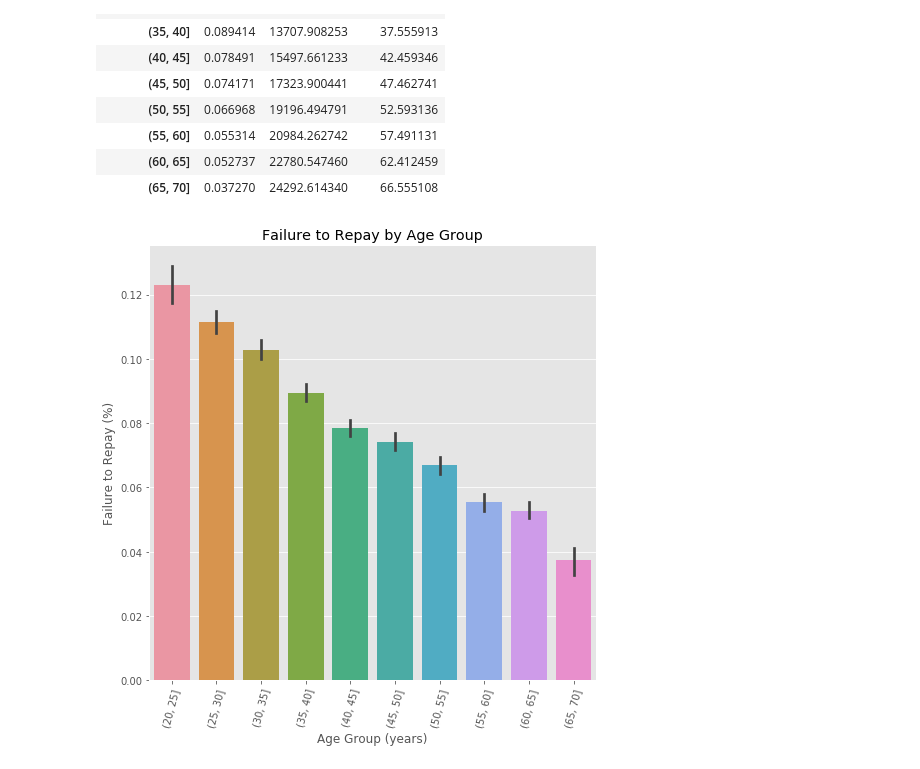
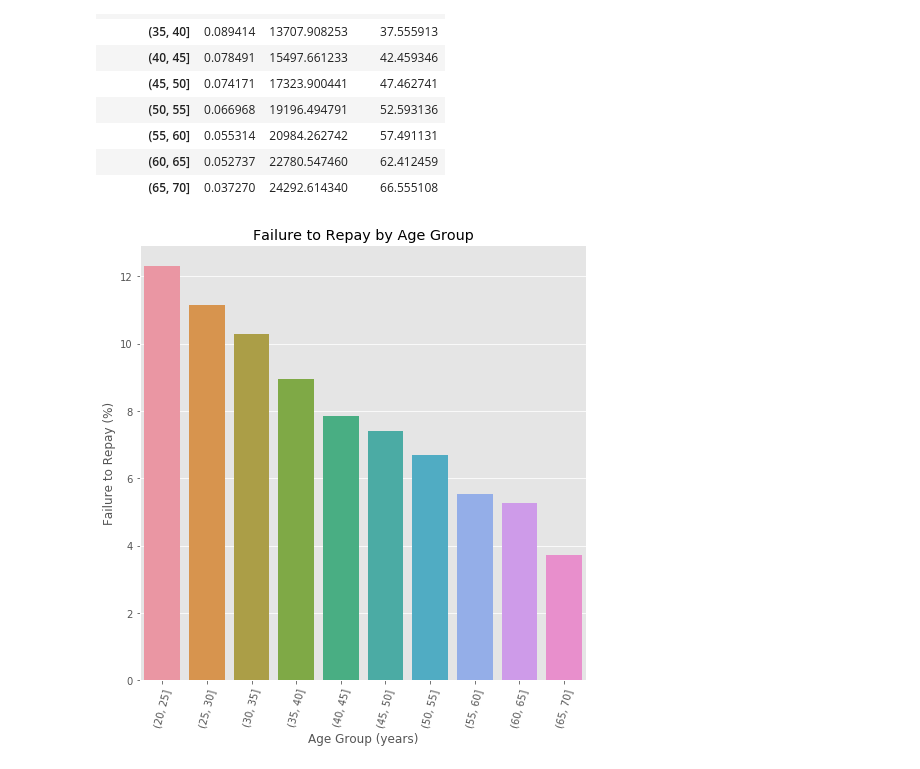
Before and after one commit to angelsaying8642/1st-DL-CVMarathon, a Jupyter notebook: Day_016_HW.ipynb, the cells around one changed output. Cells and saved outputs as stored; diff of their text form; code cells hidden in the pictures.

```diff
--- a/Day_016_HW.ipynb
+++ b/Day_016_HW.ipynb
@@ -126,16 +131,16 @@ age_groups
 # %%
 plt.figure(figsize = (8, 8))
 
 # 以年齡區間為 x, target 為 y 繪製 barplot
 """
 Your Code Here
 """
-px = age_data['YEARS_BINNED']
-py = age_data['TARGET']
+px = age_groups.index
+py = 100*age_groups['TARGET']
 sns.barplot(px, py)
 
 # Plot labeling
 plt.xticks(rotation = 75); plt.xlabel('Age Group (years)'); plt.ylabel('Failure to Repay (%)')
 plt.title('Failure to Repay by Age Group');
 # %% [output]
-[figure, old version]
+[figure, new version]
```
Also changed, not shown: parts of 4 cells of this notebook.
